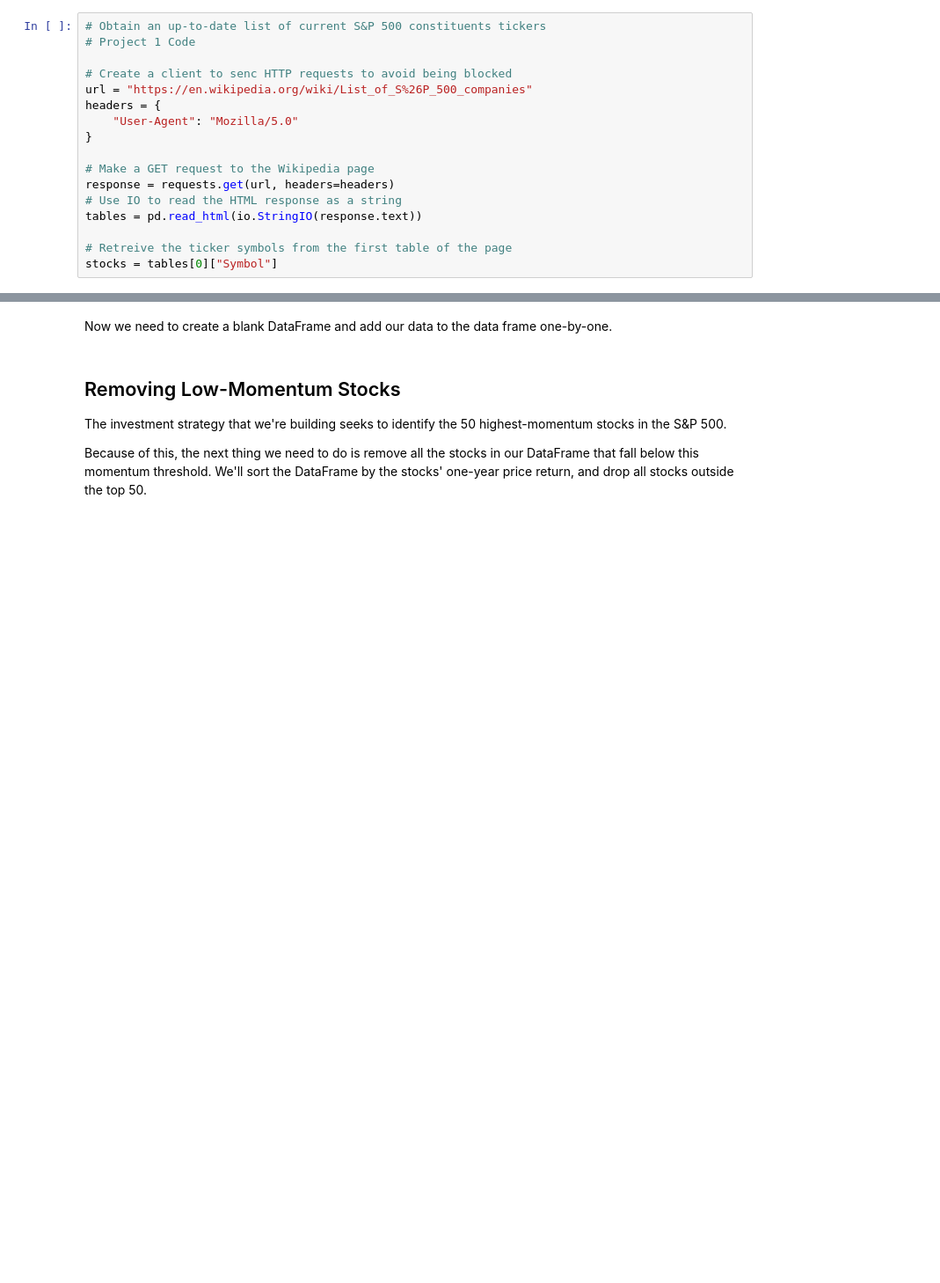
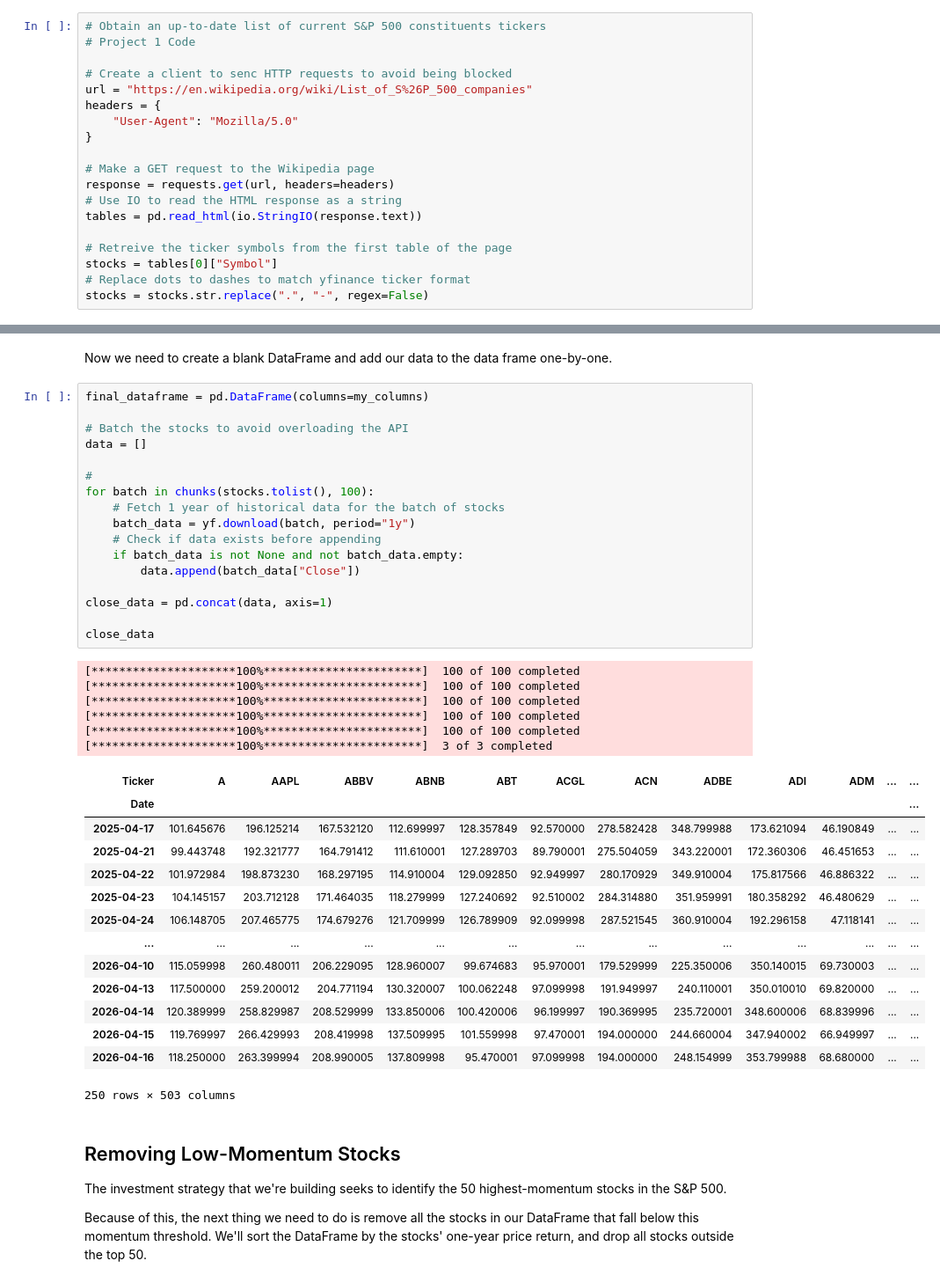
Before and after one commit to JoesonZ/Algorithmic-Trading-Using-Python, a Jupyter notebook: project2/002_quantitative_momentum_strategy.ipynb, the cells around one changed output, grey strips where cells are left out. Shown at 88% size. Drawn from its saved outputs; the diff is of its cells as text; blank space fills up the shorter version.

```diff
--- a/project2/002_quantitative_momentum_strategy.ipynb
+++ b/project2/002_quantitative_momentum_strategy.ipynb
@@ -50,6 +50,8 @@ tables = pd.read_html(io.StringIO(response.text))
 
 # Retreive the ticker symbols from the first table of the page
 stocks = tables[0]["Symbol"]
+# Replace dots to dashes to match yfinance ticker format
+stocks = stocks.str.replace(".", "-", regex=False)
 # %% [markdown]
 ## Making Our First API Call
 
@@ -115,5 +111,43 @@ KeyError: 'Ticker'
 # %% [markdown]
 Now we need to create a blank DataFrame and add our data to the data frame one-by-one.
+# %%
+final_dataframe = pd.DataFrame(columns=my_columns)
+
+# Batch the stocks to avoid overloading the API
+data = []
+
+#
+for batch in chunks(stocks.tolist(), 100):
+    # Fetch 1 year of historical data for the batch of stocks
+    batch_data = yf.download(batch, period="1y")
+    # Check if data exists before appending
+    if batch_data is not None and not batch_data.empty:
+        data.append(batch_data["Close"])
+
+close_data = pd.concat(data, axis=1)
+
+close_data
+# %% [output]
+[*********************100%***********************]  100 of 100 completed
+[*********************100%***********************]  100 of 100 completed
+[*********************100%***********************]  100 of 100 completed
+[*********************100%***********************]  100 of 100 completed
+[*********************100%***********************]  100 of 100 completed
+[*********************100%***********************]  3 of 3 completed
+| Ticker | A | AAPL | ABBV | ABNB | ABT | ACGL | ACN | ADBE | ADI | ADM | ... | ... |
+| Date |  |  |  |  |  |  |  |  |  |  |  | ... |
+| 2025-04-17 | 101.645676 | 196.125214 | 167.532120 | 112.699997 | 128.357849 | 92.570000 | 278.582428 | 348.799988 | 173.621094 | 46.190849 | ... | ... |
+| 2025-04-21 | 99.443748 | 192.321777 | 164.791412 | 111.610001 | 127.289703 | 89.790001 | 275.504059 | 343.220001 | 172.360306 | 46.451653 | ... | ... |
+| 2025-04-22 | 101.972984 | 198.873230 | 168.297195 | 114.910004 | 129.092850 | 92.949997 | 280.170929 | 349.910004 | 175.817566 | 46.886322 | ... | ... |
+| 2025-04-23 | 104.145157 | 203.712128 | 171.464035 | 118.279999 | 127.240692 | 92.510002 | 284.314880 | 351.959991 | 180.358292 | 46.480629 | ... | ... |
+| 2025-04-24 | 106.148705 | 207.465775 | 174.679276 | 121.709999 | 126.789909 | 92.099998 | 287.521545 | 360.910004 | 192.296158 | 47.118141 | ... | ... |
+| ... | ... | ... | ... | ... | ... | ... | ... | ... | ... | ... | ... | ... |
+| 2026-04-10 | 115.059998 | 260.480011 | 206.229095 | 128.960007 | 99.674683 | 95.970001 | 179.529999 | 225.350006 | 350.140015 | 69.730003 | ... | ... |
+| 2026-04-13 | 117.500000 | 259.200012 | 204.771194 | 130.320007 | 100.062248 | 97.099998 | 191.949997 | 240.110001 | 350.010010 | 69.820000 | ... | ... |
+| 2026-04-14 | 120.389999 | 258.829987 | 208.529999 | 133.850006 | 100.420006 | 96.199997 | 190.369995 | 235.720001 | 348.600006 | 68.839996 | ... | ... |
+| 2026-04-15 | 119.769997 | 266.429993 | 208.419998 | 137.509995 | 101.559998 | 97.470001 | 194.000000 | 244.660004 | 347.940002 | 66.949997 | ... | ... |
+| 2026-04-16 | 118.250000 | 263.399994 | 208.990005 | 137.809998 | 95.470001 | 97.099998 | 194.000000 | 248.154999 | 353.799988 | 68.680000 | ... | ... |
+250 rows × 503 columns
 # %% [markdown]
 ## Removing Low-Momentum Stocks
 
```
Also changed, not shown: parts of 4 cells of this notebook.
